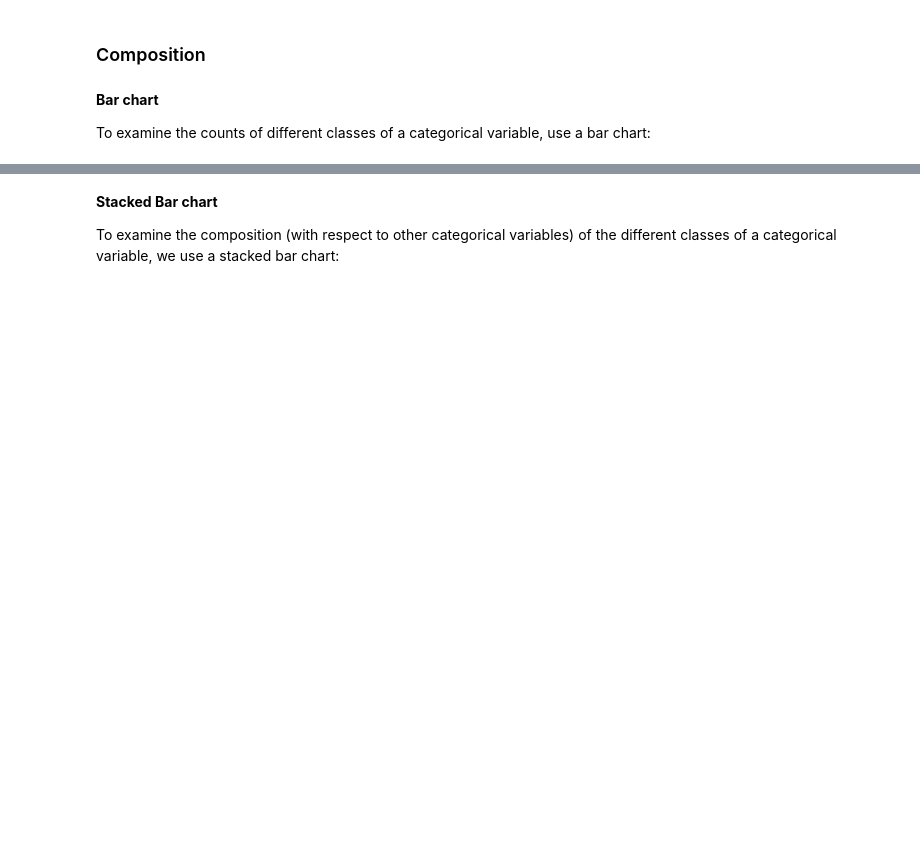
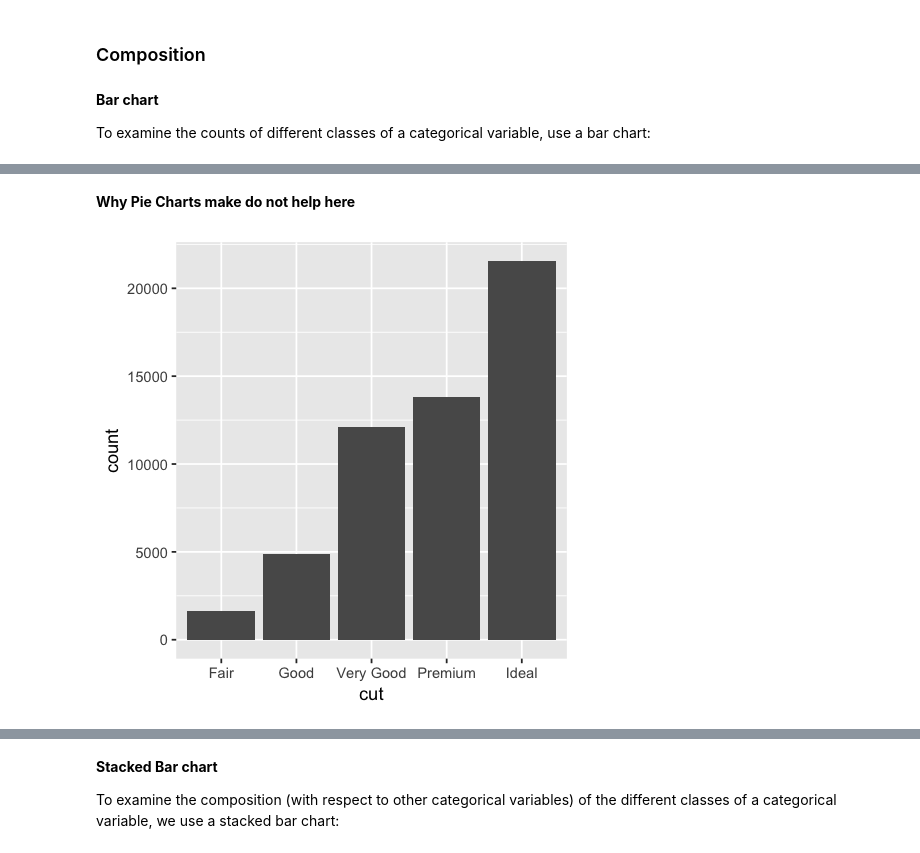
Before and after one commit to wi3jmu/AIS2020, a Jupyter notebook: notebooks/AIS_W04_SS20_data_vis.ipynb, the cells around one changed output, grey strips where cells are left out. Cells and saved outputs as stored; diff of their text form; code cells hidden in the pictures; blank space fills up the shorter version.

```diff
--- a/notebooks/AIS_W04_SS20_data_vis.ipynb
+++ b/notebooks/AIS_W04_SS20_data_vis.ipynb
@@ -186,3 +201,15 @@ ggplot(data = diamonds) +
 The algorithm used to calculate new values for a graph is called a stat, short for statistical transformation. The figure below describes how this process works with geom_bar().
 
 <img src="https://raw.githubusercontent.com/wi3jmu/AIS_2019/master/notebooks/images/03/visualization-stat-bar-2.png" style="width:80%">
+# %% [markdown]
+__Why Pie Charts make do not help here__
+# %%
+options(repr.plot.width=4, repr.plot.height=4)
+diamonds %>%
+  group_by(cut) %>%
+  summarise(count = n()) -> diamonds_count
+diamonds_count %>%
+  ggplot() +
+  geom_col(mapping = aes(x = cut, y=count))
+# %% [output]
+[figure, added]
```
Also changed, not shown: parts of 27 cells of this notebook.
